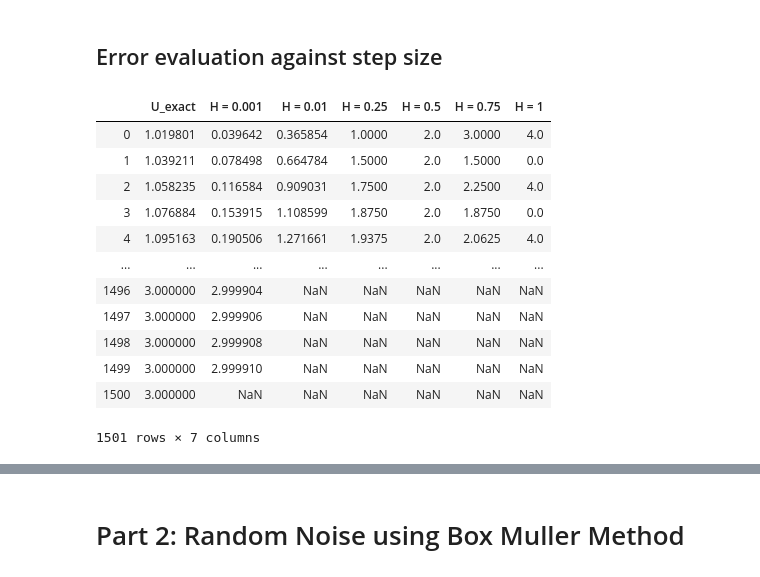
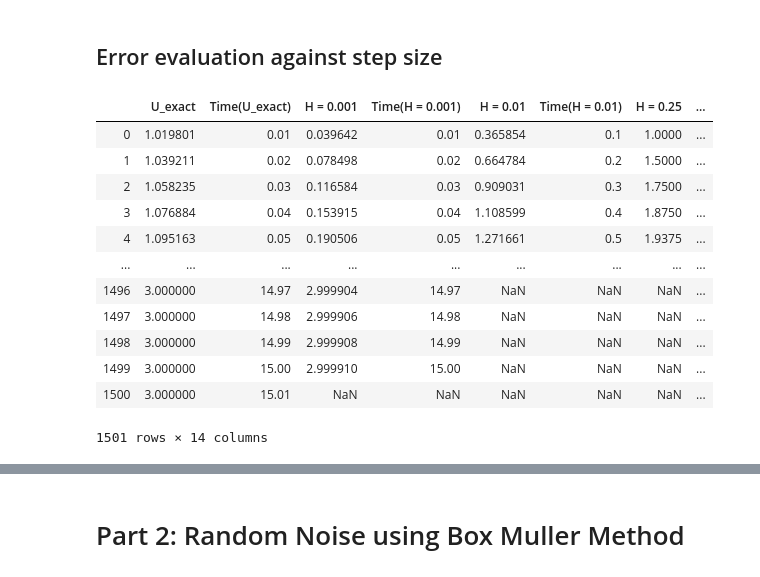
Before and after one commit to Kikumu/Computational-science-practice, a Jupyter notebook: CourseProject/Computational-Science-ACW.ipynb, the cells around one changed output, grey strips where cells are left out. Cells and saved outputs as stored; diff of their text form; code cells hidden in the pictures.

```diff
--- a/CourseProject/Computational-Science-ACW.ipynb
+++ b/CourseProject/Computational-Science-ACW.ipynb
@@ -188,34 +188,34 @@ plt8 = sns.lineplot(x="T", y="X", data=df6) #Purple
 # %% [markdown]
 ## Error evaluation against step size
 # %%
-data1 = {'U_exact':x_exact_array2}
+data1 = {'U_exact':x_exact_array2,'Time(U_exact)':t_array2}
 df1 = pd.DataFrame(data1)
-data2 = {'H = 0.001':x_save1}
+data2 = {'H = 0.001':x_save1,'Time(H = 0.001)':t_save1}
 df2= pd.DataFrame(data2)
-data3 = {'H = 0.01':x_save2}
+data3 = {'H = 0.01':x_save2,'Time(H = 0.01)':t_save2}
 df3= pd.DataFrame(data3)
-data4= {'H = 0.25':x_array3}
+data4= {'H = 0.25':x_array3,'Time(H = 0.25)':t_array3}
 df4= pd.DataFrame(data4)
-data5= {'H = 0.5':x_array4}
+data5= {'H = 0.5':x_array4,'Time(H = 0.5)':t_array4}
 df5= pd.DataFrame(data5)
-data6= {'H = 0.75':x_array5}
+data6= {'H = 0.75':x_array5,'Time(H = 0.75)':t_array5}
 df6= pd.DataFrame(data6)
-data7= {'H = 1':x_array6}
+data7= {'H = 1':x_array6,'Time(H = 1)':t_array6}
 df7= pd.DataFrame(data7)
 frames = [df1, df2, df3,df4,df5,df6,df7]
 result = pd.concat(frames, axis=1, sort=False)
 result
 # %% [output]
-|  | U_exact | H = 0.001 | H = 0.01 | H = 0.25 | H = 0.5 | H = 0.75 | H = 1 |
-| 0 | 1.019801 | 0.039642 | 0.365854 | 1.0000 | 2.0 | 3.0000 | 4.0 |
-| 1 | 1.039211 | 0.078498 | 0.664784 | 1.5000 | 2.0 | 1.5000 | 0.0 |
-| 2 | 1.058235 | 0.116584 | 0.909031 | 1.7500 | 2.0 | 2.2500 | 4.0 |
-| 3 | 1.076884 | 0.153915 | 1.108599 | 1.8750 | 2.0 | 1.8750 | 0.0 |
-| 4 | 1.095163 | 0.190506 | 1.271661 | 1.9375 | 2.0 | 2.0625 | 4.0 |
-| ... | ... | ... | ... | ... | ... | ... | ... |
-| 1496 | 3.000000 | 2.999904 | NaN | NaN | NaN | NaN | NaN |
-| 1497 | 3.000000 | 2.999906 | NaN | NaN | NaN | NaN | NaN |
-| 1498 | 3.000000 | 2.999908 | NaN | NaN | NaN | NaN | NaN |
-| 1499 | 3.000000 | 2.999910 | NaN | NaN | NaN | NaN | NaN |
-| 1500 | 3.000000 | NaN | NaN | NaN | NaN | NaN | NaN |
+|  | U_exact | Time(U_exact) | H = 0.001 | Time(H = 0.001) | H = 0.01 | Time(H = 0.01) | H = 0.25 | ... |
+| 0 | 1.019801 | 0.01 | 0.039642 | 0.01 | 0.365854 | 0.1 | 1.0000 | ... |
+| 1 | 1.039211 | 0.02 | 0.078498 | 0.02 | 0.664784 | 0.2 | 1.5000 | ... |
+| 2 | 1.058235 | 0.03 | 0.116584 | 0.03 | 0.909031 | 0.3 | 1.7500 | ... |
+| 3 | 1.076884 | 0.04 | 0.153915 | 0.04 | 1.108599 | 0.4 | 1.8750 | ... |
+| 4 | 1.095163 | 0.05 | 0.190506 | 0.05 | 1.271661 | 0.5 | 1.9375 | ... |
+| ... | ... | ... | ... | ... | ... | ... | ... | ... |
+| 1496 | 3.000000 | 14.97 | 2.999904 | 14.97 | NaN | NaN | NaN | ... |
+| 1497 | 3.000000 | 14.98 | 2.999906 | 14.98 | NaN | NaN | NaN | ... |
+| 1498 | 3.000000 | 14.99 | 2.999908 | 14.99 | NaN | NaN | NaN | ... |
+| 1499 | 3.000000 | 15.00 | 2.999910 | 15.00 | NaN | NaN | NaN | ... |
+| 1500 | 3.000000 | 15.01 | NaN | NaN | NaN | NaN | NaN | ... |
-1501 rows × 7 columns
+1501 rows × 14 columns
```
Also changed, not shown: parts of 2 cells of this notebook.
